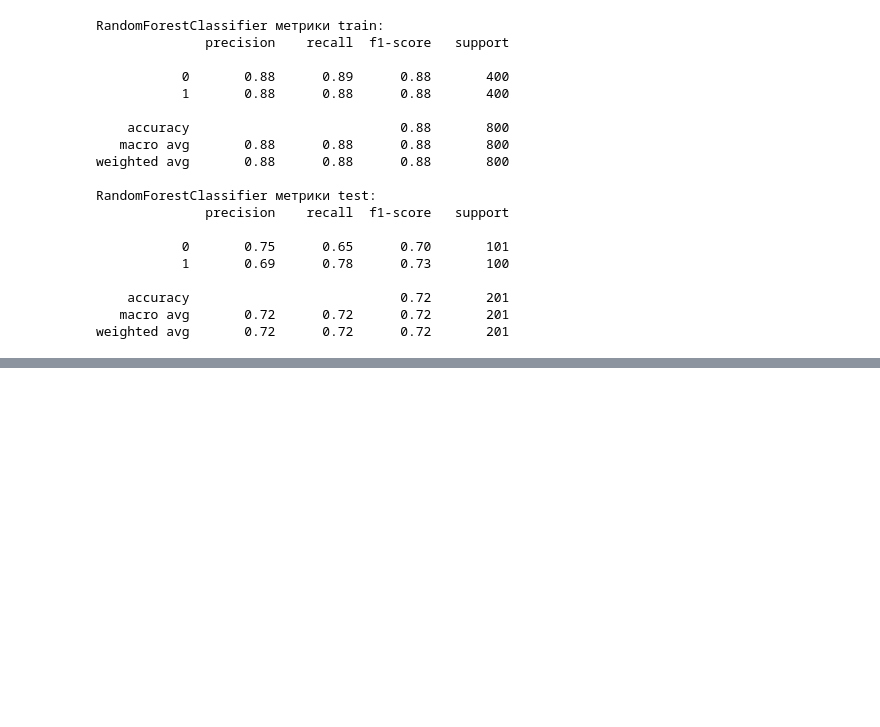
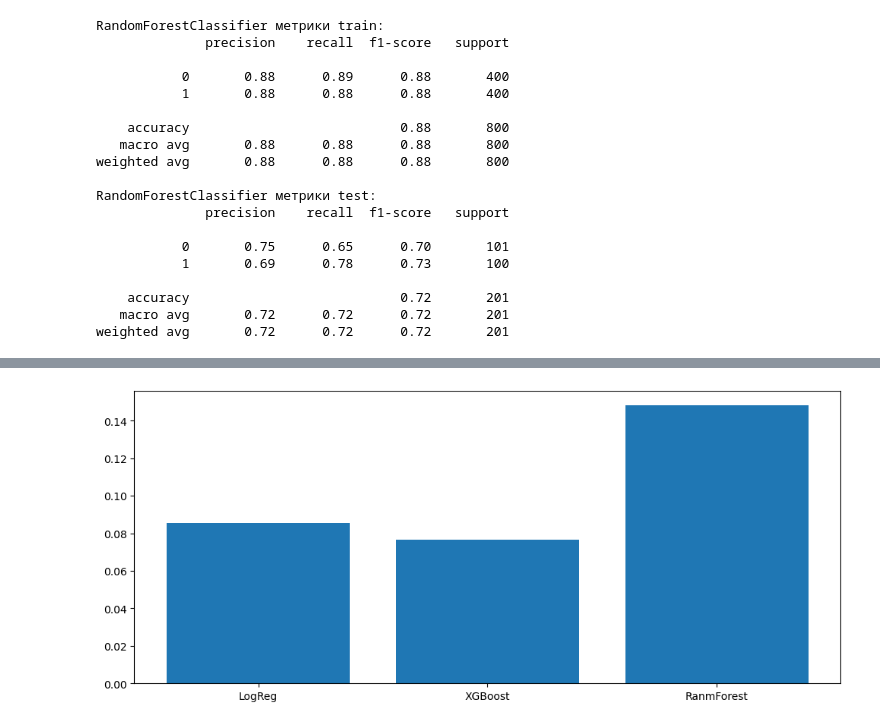
Before and after one commit to alexrad555/coursework_classic_ml, a Jupyter notebook: ic50_classification_medial.ipynb, the cells around one changed output, grey strips where cells are left out. Cells and saved outputs as stored; diff of their text form; code cells hidden in the pictures; blank space fills up the shorter version.

```diff
--- a/ic50_classification_medial.ipynb
+++ b/ic50_classification_medial.ipynb
@@ -255,0 +296,7 @@ plt.show()
+# %%
+plt.figure(figsize=(12, 5))
+plt.bar(['LogReg', 'XGBoost', 'RanmForest'], f1_retrain)
+plt.title('Показатель переобучения f1')
+plt.show()
+# %% [output]
+[figure, added]
```
Also changed, not shown: parts of 13 cells of this notebook.
